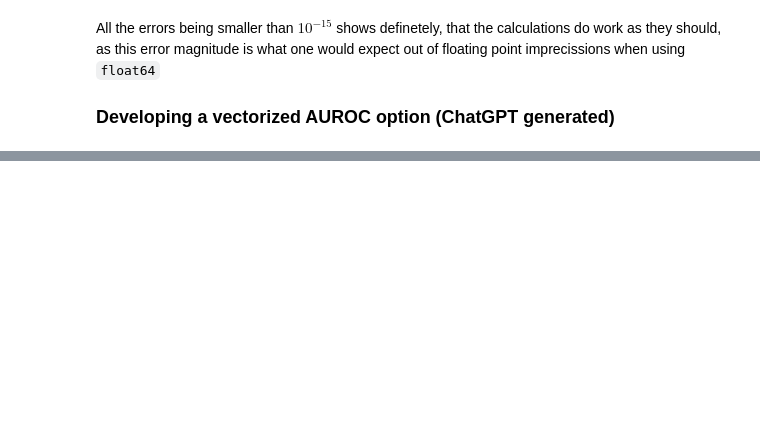
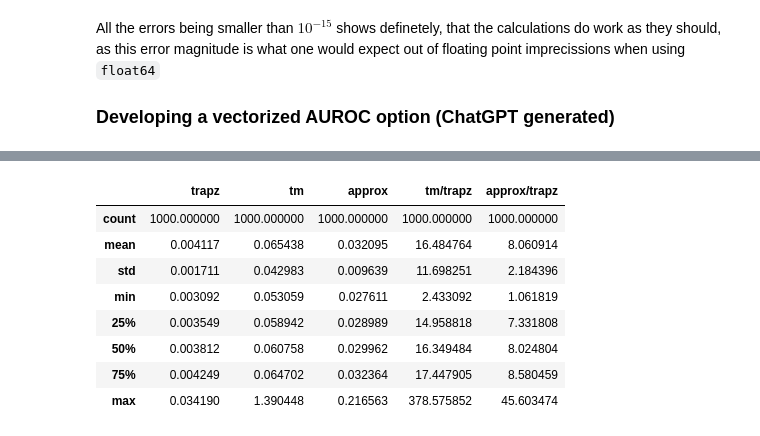
Before and after one commit to TheBISEconStatcian/BEReBASL, a Jupyter notebook: dev/develop_py_basl.ipynb, the cells around one changed output, grey strips where cells are left out. Cells and saved outputs as stored; diff of their text form; code cells hidden in the pictures; blank space fills up the shorter version.

```diff
--- a/dev/develop_py_basl.ipynb
+++ b/dev/develop_py_basl.ipynb
@@ -943,0 +1069,33 @@ tensor([[ 2.7064e-02,  2.2064e-02,  2.1928e-02, -7.0480e-03, -2.8200e-02,
+# %%
+import pandas as pd
+import time
+
+B, N = 64, 500
+data_gen.manual_seed(1807)
+feature_count = data_gen.good_mixture.cov_chol_decomp.size(-1)
+model = TorchLogistic(n_features=feature_count)
+preds, targets = sample_batch(B, N, data_gen, model)
+
+times = []
+
+trial_count = 1000
+for trial_nr in range(trial_count):
+    if (trial_nr+1)%100 == 0:
+        print("Beginning trial nr", trial_nr)
+
+    begin_trapz = time.time()
+    auc_trapz = batched_auroc_trapz(preds, targets)
+    begin_tm = time.time()
+    auc_tm = batched_auroc_torchmetrics(preds, targets)
+    begin_approx = time.time()
+    auc_approx = batched_auroc_pairwise(preds, targets)
+    end_approx=time.time()
+
+    times.append(pd.Series(
+        {
+            "trapz" : begin_tm - begin_trapz,
+            "tm" : begin_approx - begin_tm,
+            "approx" : end_approx - begin_approx
+        },
+        name=trial_nr
+    ))
@@ -943,0 +1113,15 @@ tensor([[ 2.7064e-02,  2.2064e-02,  2.1928e-02, -7.0480e-03, -2.8200e-02,
+# %%
+times = pd.DataFrame(times)
+for other in ["tm", "approx"]:
+    times[f"{other}/trapz"] = times[other] / times["trapz"]
+times.describe()
+# %% [output]
+|  | trapz | tm | approx | tm/trapz | approx/trapz |
+| count | 1000.000000 | 1000.000000 | 1000.000000 | 1000.000000 | 1000.000000 |
+| mean | 0.004117 | 0.065438 | 0.032095 | 16.484764 | 8.060914 |
+| std | 0.001711 | 0.042983 | 0.009639 | 11.698251 | 2.184396 |
+| min | 0.003092 | 0.053059 | 0.027611 | 2.433092 | 1.061819 |
+| 25% | 0.003549 | 0.058942 | 0.028989 | 14.958818 | 7.331808 |
+| 50% | 0.003812 | 0.060758 | 0.029962 | 16.349484 | 8.024804 |
+| 75% | 0.004249 | 0.064702 | 0.032364 | 17.447905 | 8.580459 |
+| max | 0.034190 | 1.390448 | 0.216563 | 378.575852 | 45.603474 |
```
Also changed, not shown: parts of 7 cells of this notebook.
